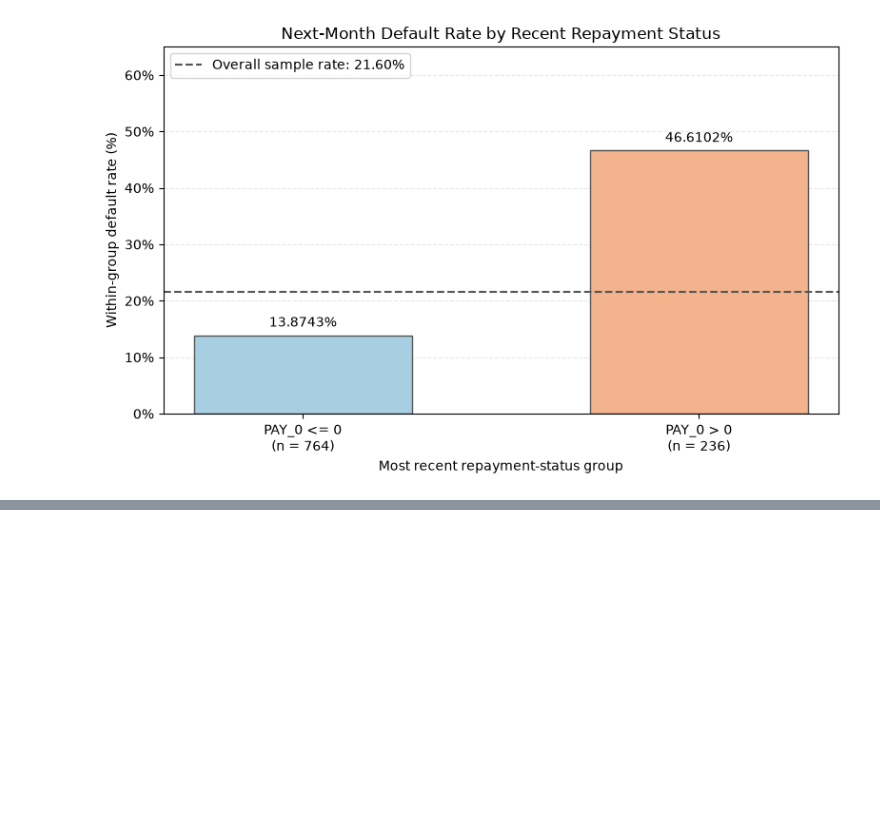
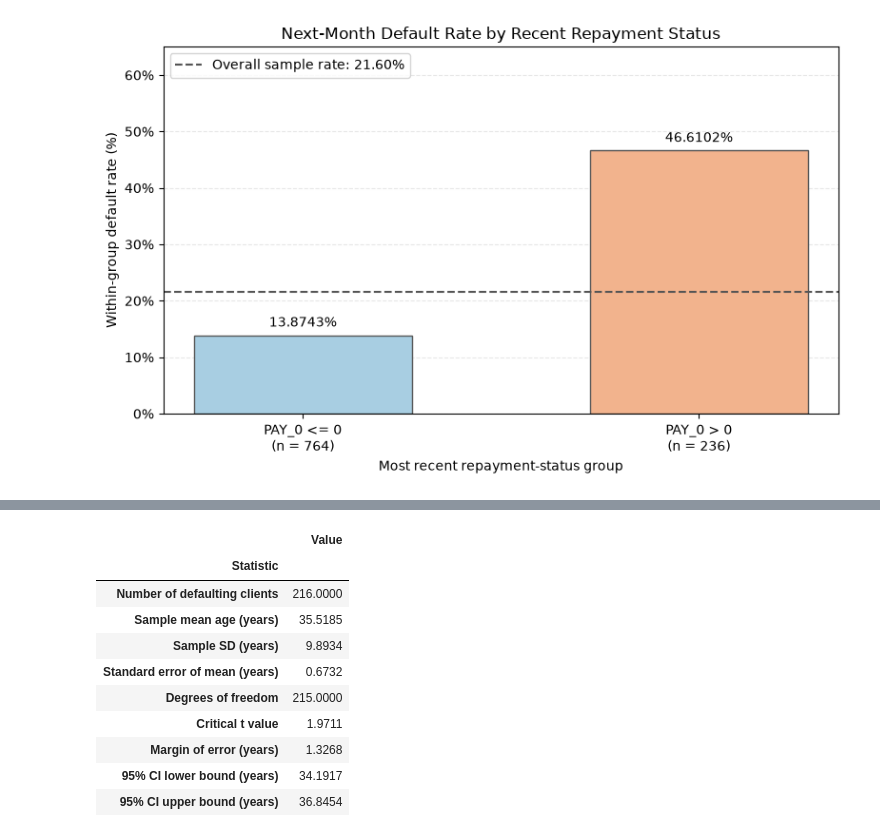
Before and after one commit to keqiy/MATH7810, a Jupyter notebook: default credit card/26444909_keqiyan.ipynb, the cells around one changed output, grey strips where cells are left out. Drawn from its saved outputs; the diff is of its cells as text; code cells hidden in the pictures; blank space fills up the shorter version.

```diff
--- a/default credit card/26444909_keqiyan.ipynb
+++ b/default credit card/26444909_keqiyan.ipynb
@@ -630,0 +1185,87 @@ For hypothesis tests, I will use a significance level of 0.05. The analyses are
+# %%
+import numpy as np
+import pandas as pd
+from scipy import stats
+
+# Select ages of clients who default in the next month.
+ages_q3 = df.loc[
+    df["default.payment.next.month"] == 1,
+    "AGE"
+]
+
+assert ages_q3.notna().all(), "Missing ages found."
+
+# Calculate using unrounded data.
+n_age = len(ages_q3)
+mean_age = ages_q3.mean()
+sd_age = ages_q3.std(ddof=1)
+
+df_age = n_age - 1
+se_age = sd_age / np.sqrt(n_age)
+
+critical_t_age = stats.t.ppf(0.975, df=df_age)
+margin_age = critical_t_age * se_age
+
+ci_lower_age = mean_age - margin_age
+ci_upper_age = mean_age + margin_age
+
+# Check against SciPy's interval calculation.
+scipy_interval = stats.t.interval(
+    confidence=0.95,
+    df=df_age,
+    loc=mean_age,
+    scale=stats.sem(ages_q3)
+)
+
+assert np.allclose(
+    [ci_lower_age, ci_upper_age],
+    scipy_interval
+)
+
+results_q3 = pd.DataFrame({
+    "Statistic": [
+        "Number of defaulting clients",
+        "Sample mean age (years)",
+        "Sample SD (years)",
+        "Standard error of mean (years)",
+        "Degrees of freedom",
+        "Critical t value",
+        "Margin of error (years)",
+        "95% CI lower bound (years)",
+        "95% CI upper bound (years)"
+    ],
+    "Value": [
+        n_age,
+        mean_age,
+        sd_age,
+        se_age,
+        df_age,
+        critical_t_age,
+        margin_age,
+        ci_lower_age,
+        ci_upper_age
+    ]
+}).set_index("Statistic")
+
+display(results_q3.style.format({"Value": "{:.4f}"}))
+
+print("Manual interval agrees with SciPy's t interval.")
+print(
+    f"Estimated population mean age: {mean_age:.4f} years."
+)
+print(
+    f"95% confidence interval: "
+    f"[{ci_lower_age:.4f}, {ci_upper_age:.4f}] years."
+)
+# %% [output]
+|  | Value |
+| Statistic |  |
+| Number of defaulting clients | 216.0000 |
+| Sample mean age (years) | 35.5185 |
+| Sample SD (years) | 9.8934 |
+| Standard error of mean (years) | 0.6732 |
+| Degrees of freedom | 215.0000 |
+| Critical t value | 1.9711 |
+| Margin of error (years) | 1.3268 |
+| 95% CI lower bound (years) | 34.1917 |
+| 95% CI upper bound (years) | 36.8454 |
```
Also changed, not shown: parts of 22 cells of this notebook.
